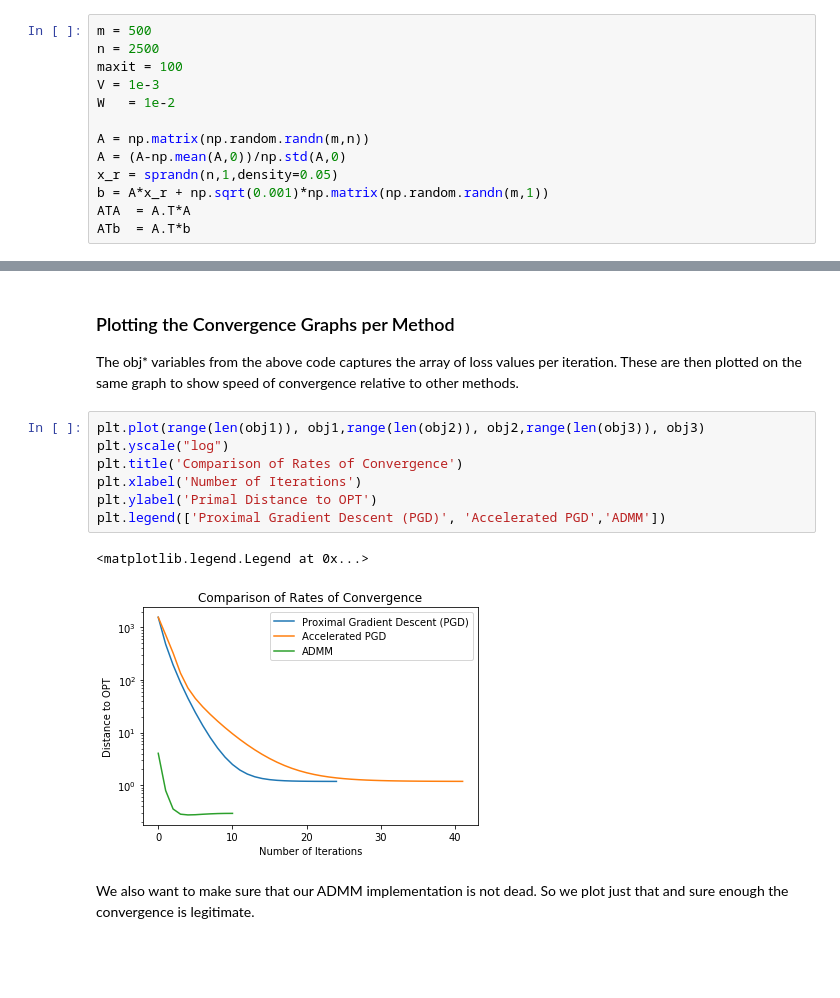
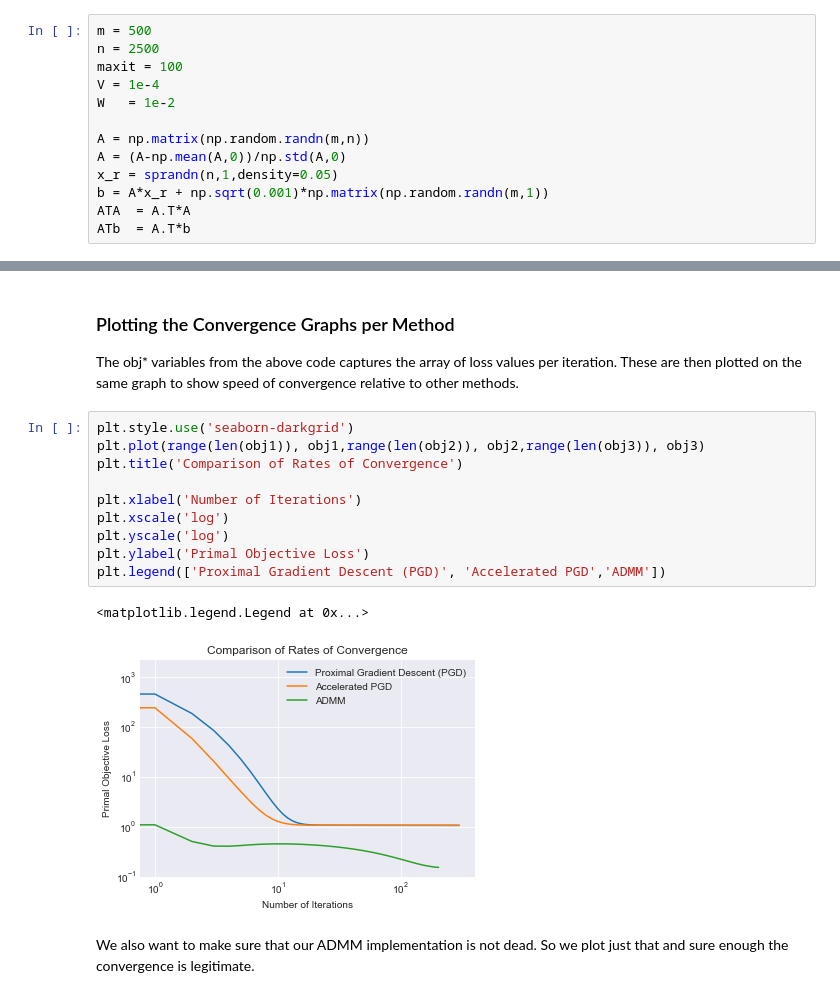
Before and after one commit to pholur/Structural-Sparsity-with-Convex-Optimization-Convergence-Methods, a Jupyter notebook: Pavan_Holur_ECE236C_1a.ipynb, the cells around one changed output, grey strips where cells are left out. Cells and saved outputs as stored; diff of their text form; blank space fills up the shorter version.

```diff
--- a/Pavan_Holur_ECE236C_1a.ipynb
+++ b/Pavan_Holur_ECE236C_1a.ipynb
@@ -12,7 +12,7 @@ These values are shown to work well with the given algorithms. Also we compute t
 m = 500
 n = 2500
 maxit = 100
-V = 1e-3
+V = 1e-4
 W   = 1e-2
 
 A = np.matrix(np.random.randn(m,n))
@@ -116,15 +116,18 @@ obj3,d = ADMM(maxit,lK,g,ATA,ATb,A,b,V,W,n)
 ### Plotting the Convergence Graphs per Method
 The obj* variables from the above code captures the array of loss values per iteration. These are then plotted on the same graph to show speed of convergence relative to other methods.
 # %%
+plt.style.use('seaborn-darkgrid')
 plt.plot(range(len(obj1)), obj1,range(len(obj2)), obj2,range(len(obj3)), obj3)
-plt.yscale("log")
 plt.title('Comparison of Rates of Convergence')
+
 plt.xlabel('Number of Iterations')
-plt.ylabel('Primal Distance to OPT')
+plt.xscale('log')
+plt.yscale('log')
+plt.ylabel('Primal Objective Loss')
 plt.legend(['Proximal Gradient Descent (PGD)', 'Accelerated PGD','ADMM'])
 # %% [output]
 <matplotlib.legend.Legend at 0x...>
-[figure, old version]
+[figure, new version]
 # %% [markdown]
 We also want to make sure that our ADMM implementation is not dead. So we plot just that and sure enough the convergence is legitimate.
 # %%
```
Also changed, not shown: parts of 5 cells of this notebook, 3 other files.
